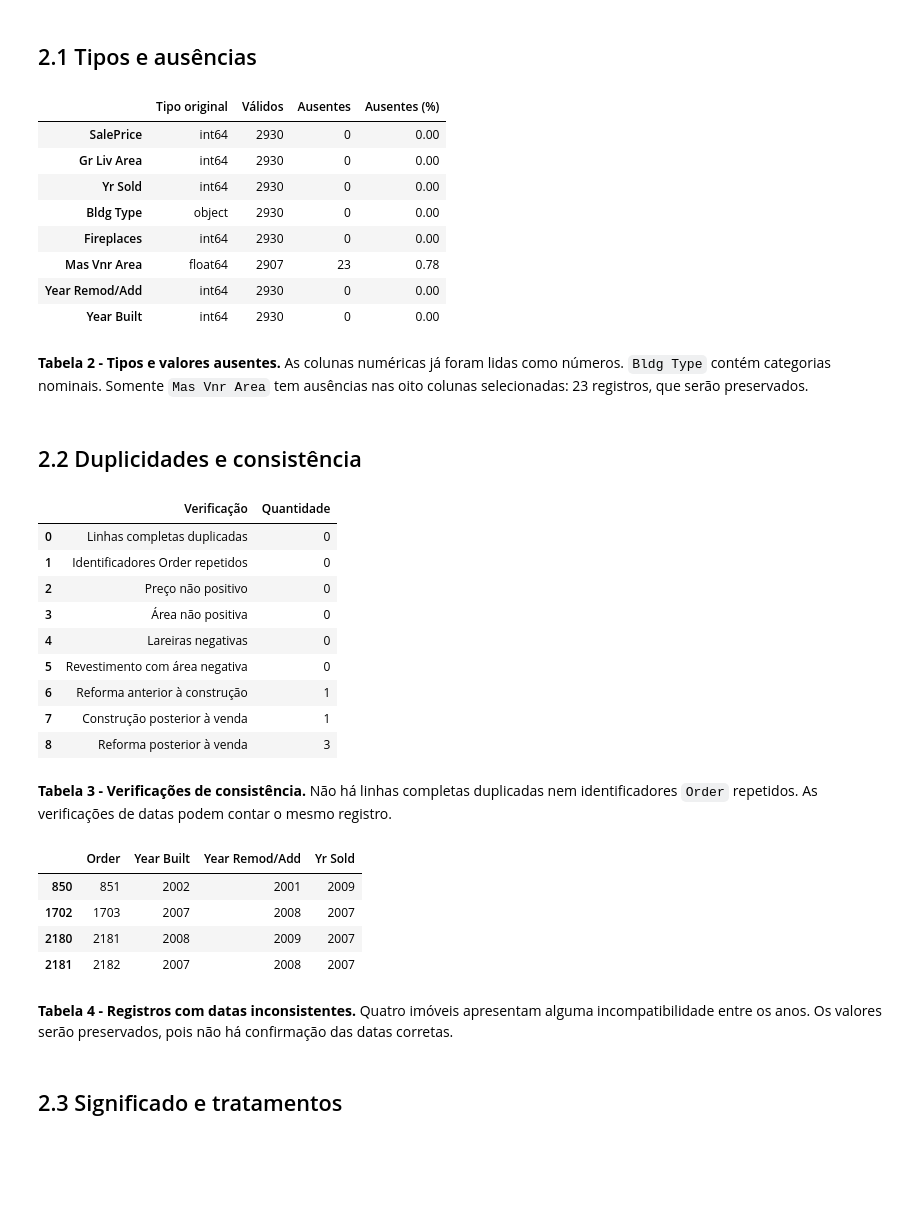
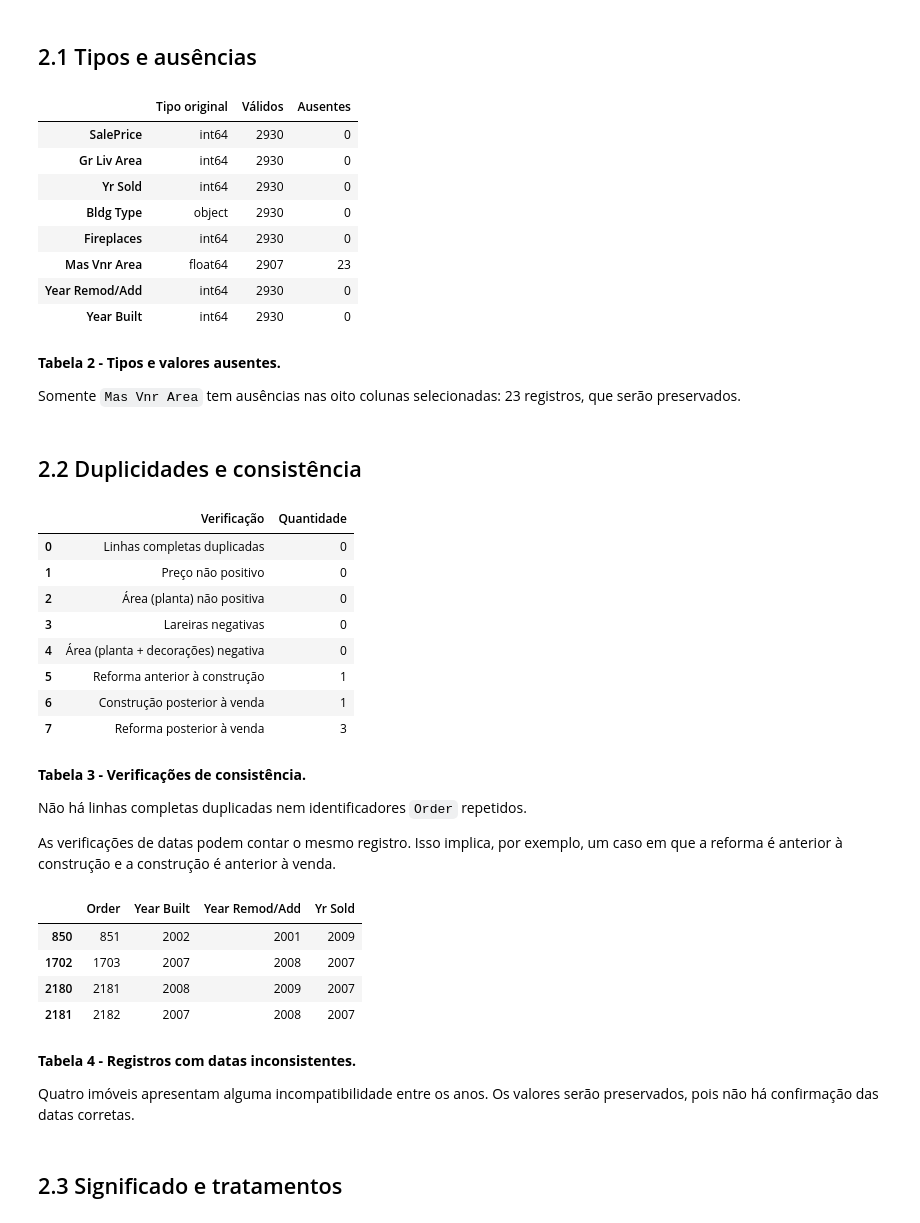
Before and after one commit to ARS1802/MQ-ap1, a Jupyter notebook: notebooks/AP1.ipynb, the cells around one changed output. Cells and saved outputs as stored; diff of their text form; code cells hidden in the pictures; blank space fills up the shorter version.

```diff
--- a/notebooks/AP1.ipynb
+++ b/notebooks/AP1.ipynb
@@ -103,32 +128,39 @@ variaveis
 # %%
 qualidade = pd.DataFrame({"Tipo original": df.dtypes,
                           "Válidos": df.count(),
-                          "Ausentes": df.isna().sum(),
-                          "Ausentes (%)": df.isna().sum() / len(df) * 100})
+                          "Ausentes": df.isna().sum()})
 qualidade.round(2)
 # %% [output]
-|  | Tipo original | Válidos | Ausentes | Ausentes (%) |
-| SalePrice | int64 | 2930 | 0 | 0.00 |
-| Gr Liv Area | int64 | 2930 | 0 | 0.00 |
-| Yr Sold | int64 | 2930 | 0 | 0.00 |
-| Bldg Type | object | 2930 | 0 | 0.00 |
-| Fireplaces | int64 | 2930 | 0 | 0.00 |
-| Mas Vnr Area | float64 | 2907 | 23 | 0.78 |
-| Year Remod/Add | int64 | 2930 | 0 | 0.00 |
-| Year Built | int64 | 2930 | 0 | 0.00 |
+|  | Tipo original | Válidos | Ausentes |
+| SalePrice | int64 | 2930 | 0 |
+| Gr Liv Area | int64 | 2930 | 0 |
+| Yr Sold | int64 | 2930 | 0 |
+| Bldg Type | object | 2930 | 0 |
+| Fireplaces | int64 | 2930 | 0 |
+| Mas Vnr Area | float64 | 2907 | 23 |
+| Year Remod/Add | int64 | 2930 | 0 |
+| Year Built | int64 | 2930 | 0 |
 # %% [markdown]
-**Tabela 2 - Tipos e valores ausentes.** As colunas numéricas já foram lidas como números. `Bldg Type` contém categorias nominais. Somente `Mas Vnr Area` tem ausências nas oito colunas selecionadas: 23 registros, que serão preservados.
+**Tabela 2 - Tipos e valores ausentes.**
+
+Somente `Mas Vnr Area` tem ausências nas oito colunas selecionadas: 23 registros, que serão preservados.
 # %% [markdown]
 ## 2.2 Duplicidades e consistência
 # %%
 verificacoes = pd.DataFrame({
-    "Verificação": ["Linhas completas duplicadas", "Identificadores Order repetidos",
-                    "Preço não positivo", "Área não positiva", "Lareiras negativas",
-                    "Revestimento com área negativa", "Reforma anterior à construção",
-                    "Construção posterior à venda", "Reforma posterior à venda"],
-    "Quantidade": [df_original.duplicated().sum(), df_original["Order"].duplicated().sum(),
-                   (df["SalePrice"] <= 0).sum(), (df["Gr Liv Area"] <= 0).sum(),
-                   (df["Fireplaces"] < 0).sum(), (df["Mas Vnr Area"] < 0).sum(),
+    "Verificação": ["Linhas completas duplicadas",
+                    "Preço não positivo",
+                    "Área (planta) não positiva",
+                    "Lareiras negativas",
+                    "Área (planta + decorações) negativa",
+                    "Reforma anterior à construção",
+                    "Construção posterior à venda",
+                    "Reforma posterior à venda"],
+    "Quantidade": [df_original.duplicated().sum(),
+                   (df["SalePrice"] <= 0).sum(),
+                   (df["Gr Liv Area"] <= 0).sum(),
+                   (df["Fireplaces"] < 0).sum(),
+                   (df["Mas Vnr Area"] < 0).sum(),
                    (df["Year Remod/Add"] < df["Year Built"]).sum(),
                    (df["Year Built"] > df["Yr Sold"]).sum(),
                    (df["Year Remod/Add"] > df["Yr Sold"]).sum()]
@@ -137,16 +169,19 @@ verificacoes
 # %% [output]
 |  | Verificação | Quantidade |
 | 0 | Linhas completas duplicadas | 0 |
-| 1 | Identificadores Order repetidos | 0 |
-| 2 | Preço não positivo | 0 |
-| 3 | Área não positiva | 0 |
-| 4 | Lareiras negativas | 0 |
-| 5 | Revestimento com área negativa | 0 |
-| 6 | Reforma anterior à construção | 1 |
-| 7 | Construção posterior à venda | 1 |
-| 8 | Reforma posterior à venda | 3 |
+| 1 | Preço não positivo | 0 |
+| 2 | Área (planta) não positiva | 0 |
+| 3 | Lareiras negativas | 0 |
+| 4 | Área (planta + decorações) negativa | 0 |
+| 5 | Reforma anterior à construção | 1 |
+| 6 | Construção posterior à venda | 1 |
+| 7 | Reforma posterior à venda | 3 |
 # %% [markdown]
-**Tabela 3 - Verificações de consistência.** Não há linhas completas duplicadas nem identificadores `Order` repetidos. As verificações de datas podem contar o mesmo registro.
+**Tabela 3 - Verificações de consistência.**
+
+Não há linhas completas duplicadas nem identificadores `Order` repetidos.
+
+As verificações de datas podem contar o mesmo registro. Isso implica, por exemplo, um caso em que a reforma é anterior à construção e a construção é anterior à venda.
 # %%
 datas_inconsistentes = ((df["Year Remod/Add"] < df["Year Built"]) |
                        (df["Year Built"] > df["Yr Sold"]) |
@@ -159,7 +194,9 @@ df_original.loc[datas_inconsistentes, ["Order", "Year Built", "Year Remod/Add",
 | 2180 | 2181 | 2008 | 2009 | 2007 |
 | 2181 | 2182 | 2007 | 2008 | 2007 |
 # %% [markdown]
-**Tabela 4 - Registros com datas inconsistentes.** Quatro imóveis apresentam alguma incompatibilidade entre os anos. Os valores serão preservados, pois não há confirmação das datas corretas.
+**Tabela 4 - Registros com datas inconsistentes.**
+
+Quatro imóveis apresentam alguma incompatibilidade entre os anos. Os valores serão preservados, pois não há confirmação das datas corretas.
 # %% [markdown]
 ## 2.3 Significado e tratamentos
 # %% [markdown]
```
Also changed, not shown: parts of 7 cells of this notebook.
